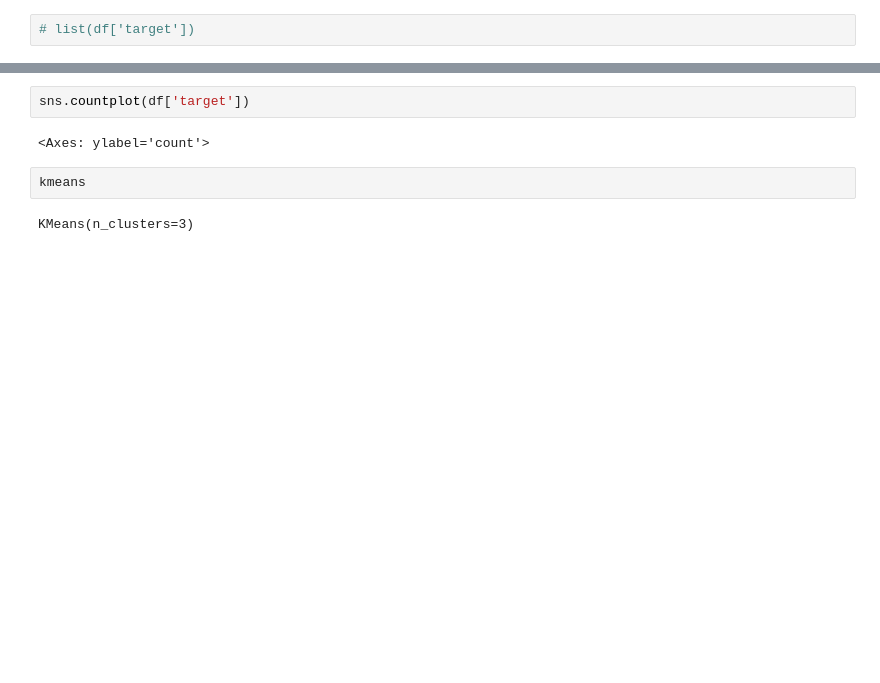
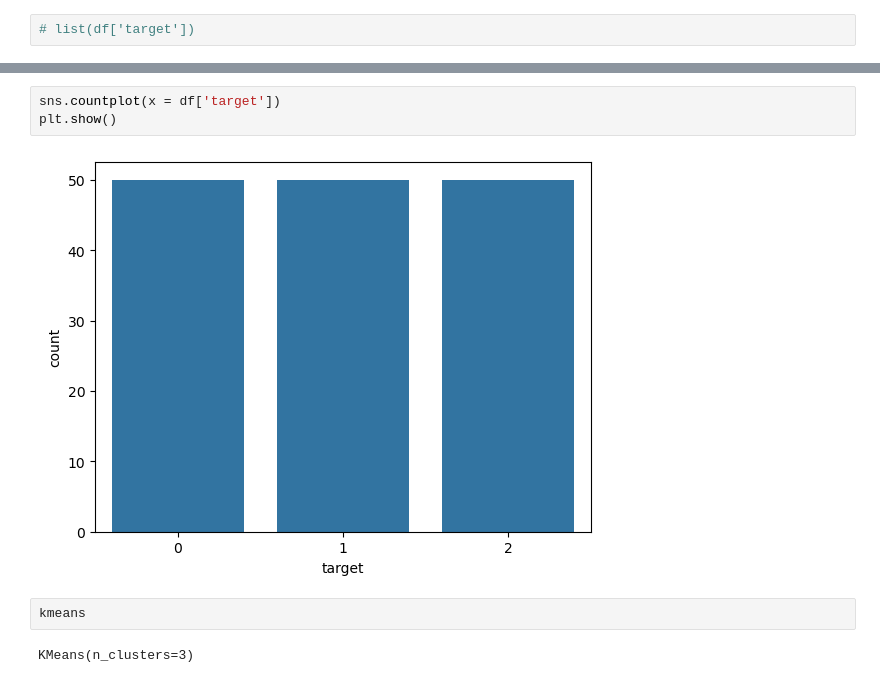
Before and after one commit to lth0813/SeSAC-LECTURE, a Jupyter notebook: 강의 교안/250226/007.비지도학습.ipynb, the cells around one changed output, grey strips where cells are left out. Drawn from its saved outputs; the diff is of its cells as text; blank space fills up the shorter version.

```diff
--- a/강의 교안/250226/007.비지도학습.ipynb
+++ b/강의 교안/250226/007.비지도학습.ipynb
@@ -256,7 +262,8 @@ sns.countplot(kmeans.labels_)
 # %%
-sns.countplot(df['target'])
+sns.countplot(x = df['target'])
+plt.show()
 # %% [output]
-<Axes: ylabel='count'>
+[figure, added]
 # %%
 kmeans
 # %% [output]
```
Also changed, not shown: parts of 10 cells of this notebook, 22 other files.
